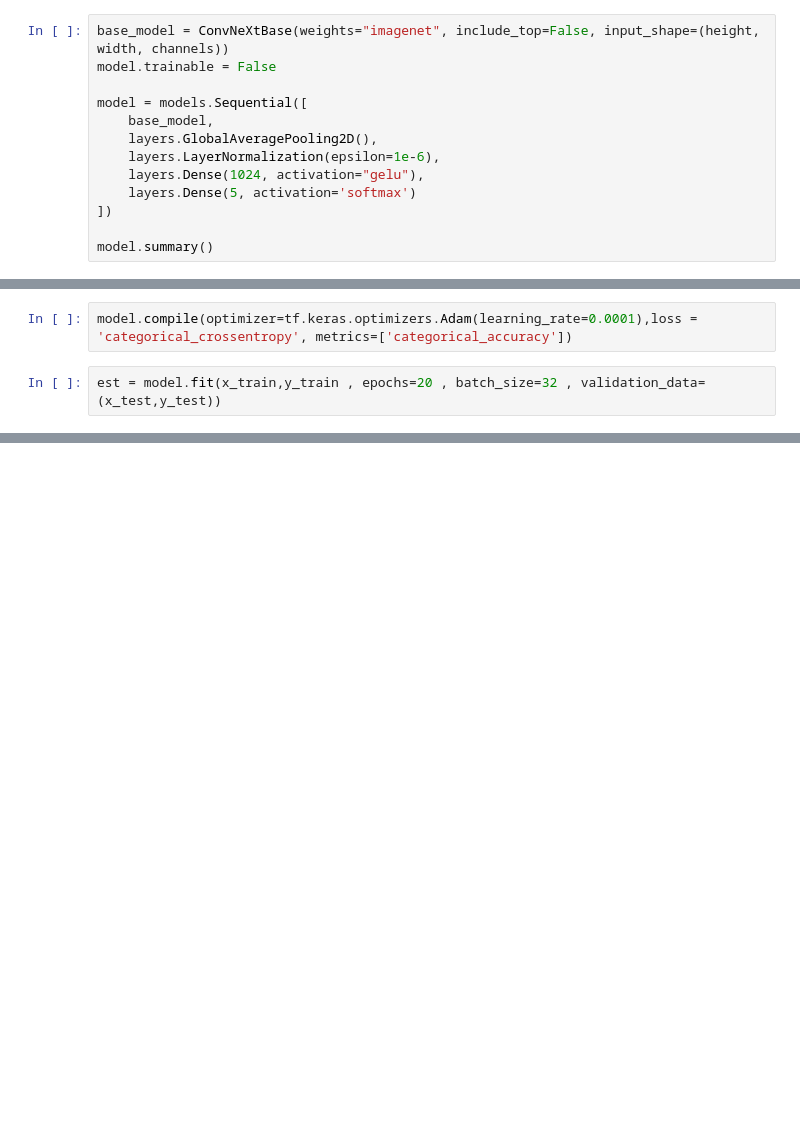
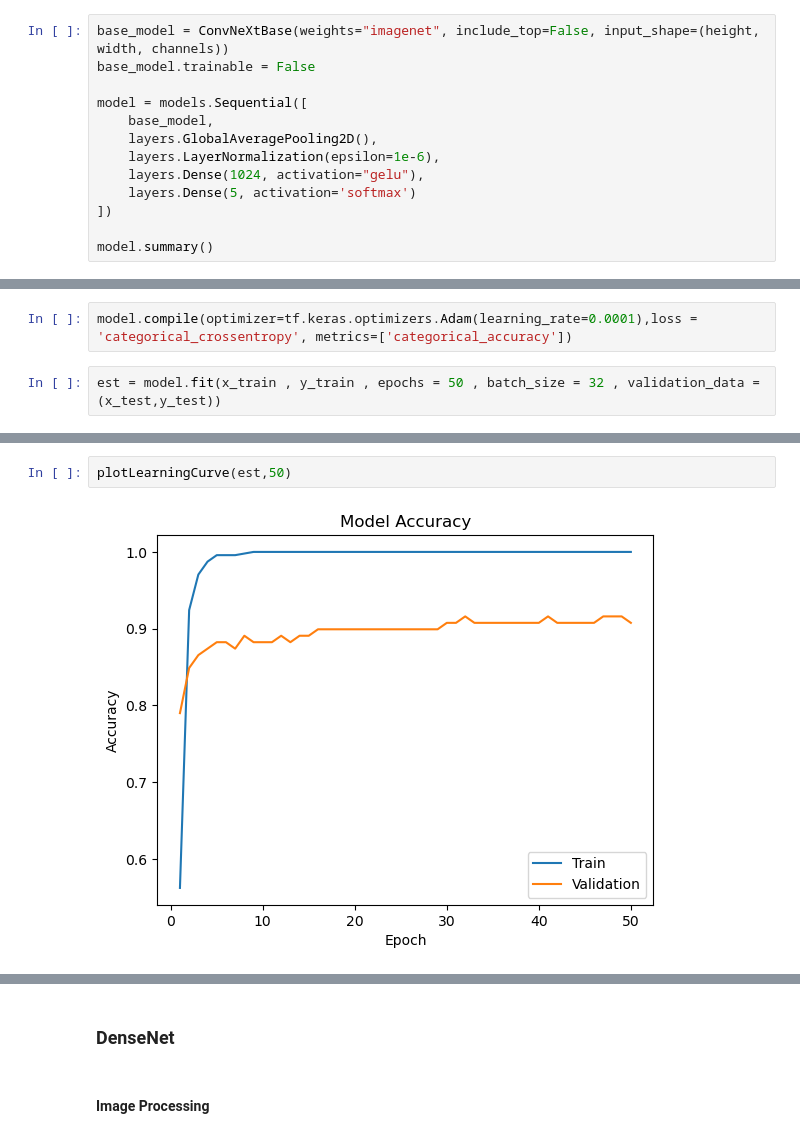
Before and after one commit to 99pranit/Quantum_Image_Classification, a Jupyter notebook: notebook/normal_image_classification.ipynb, the cells around one changed output, grey strips where cells are left out. Cells and saved outputs as stored; diff of their text form; blank space fills up the shorter version.

Commit message:
added densenet

```diff
--- a/notebook/normal_image_classification.ipynb
+++ b/notebook/normal_image_classification.ipynb
@@ -251,7 +251,7 @@ x = np.array(x)
 x_train , x_test , y_train , y_test = train_test_split(x , y , test_size= 0.2)
 # %%
 base_model = ConvNeXtBase(weights="imagenet", include_top=False, input_shape=(height, width, channels))
-model.trainable = False
+base_model.trainable = False
 
 model = models.Sequential([
     base_model,
@@ -265,4 +285,4 @@ model.summary()
 # %%
 model.compile(optimizer=tf.keras.optimizers.Adam(learning_rate=0.0001),loss = 'categorical_crossentropy', metrics=['categorical_accuracy'])
 # %%
-est = model.fit(x_train,y_train , epochs=20 , batch_size=32 , validation_data=(x_test,y_test))
+est = model.fit(x_train , y_train , epochs = 50 , batch_size = 32 , validation_data = (x_test,y_test))
@@ -268,0 +307,4 @@ est = model.fit(x_train,y_train , epochs=20 , batch_size=32 , validation_data=(x
+# %%
+plotLearningCurve(est,50)
+# %% [output]
+[figure, added]
@@ -268,0 +312,4 @@ est = model.fit(x_train,y_train , epochs=20 , batch_size=32 , validation_data=(x
+# %% [markdown]
+### DenseNet
+# %% [markdown]
+#### Image Processing
```
Also changed, not shown: parts of 14 cells of this notebook, 1 other file.
